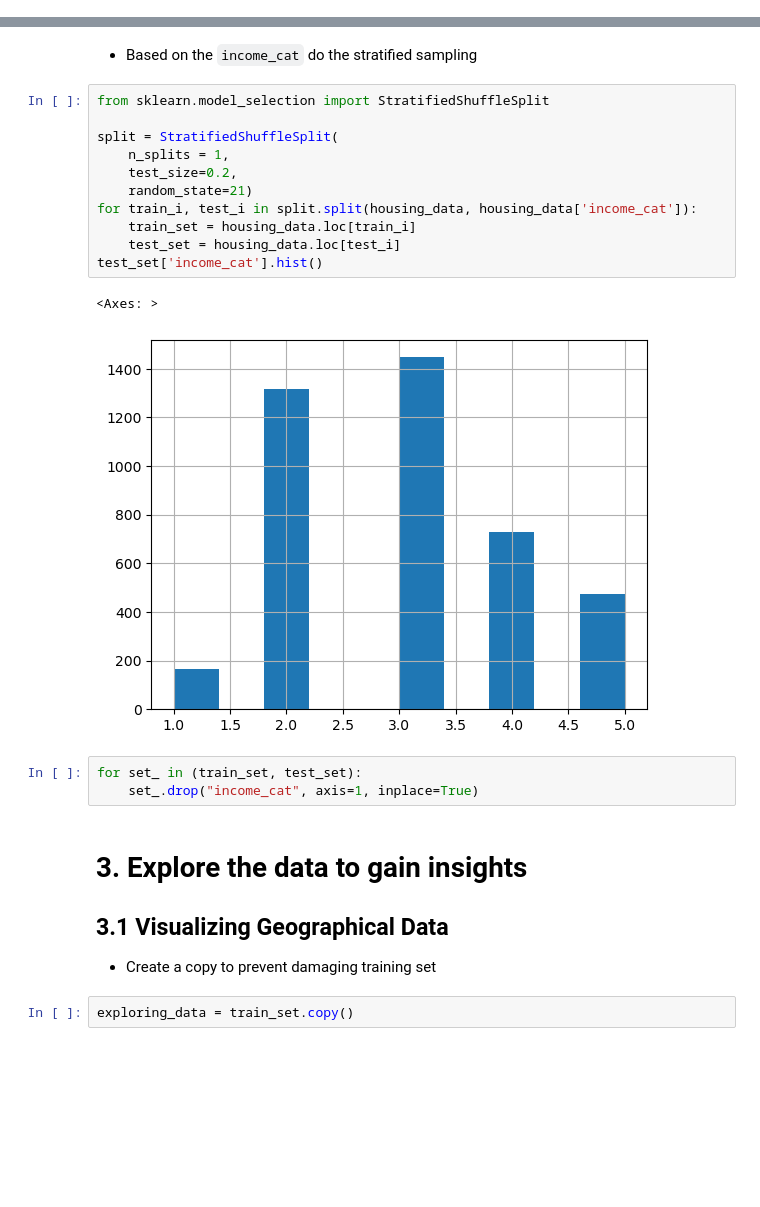
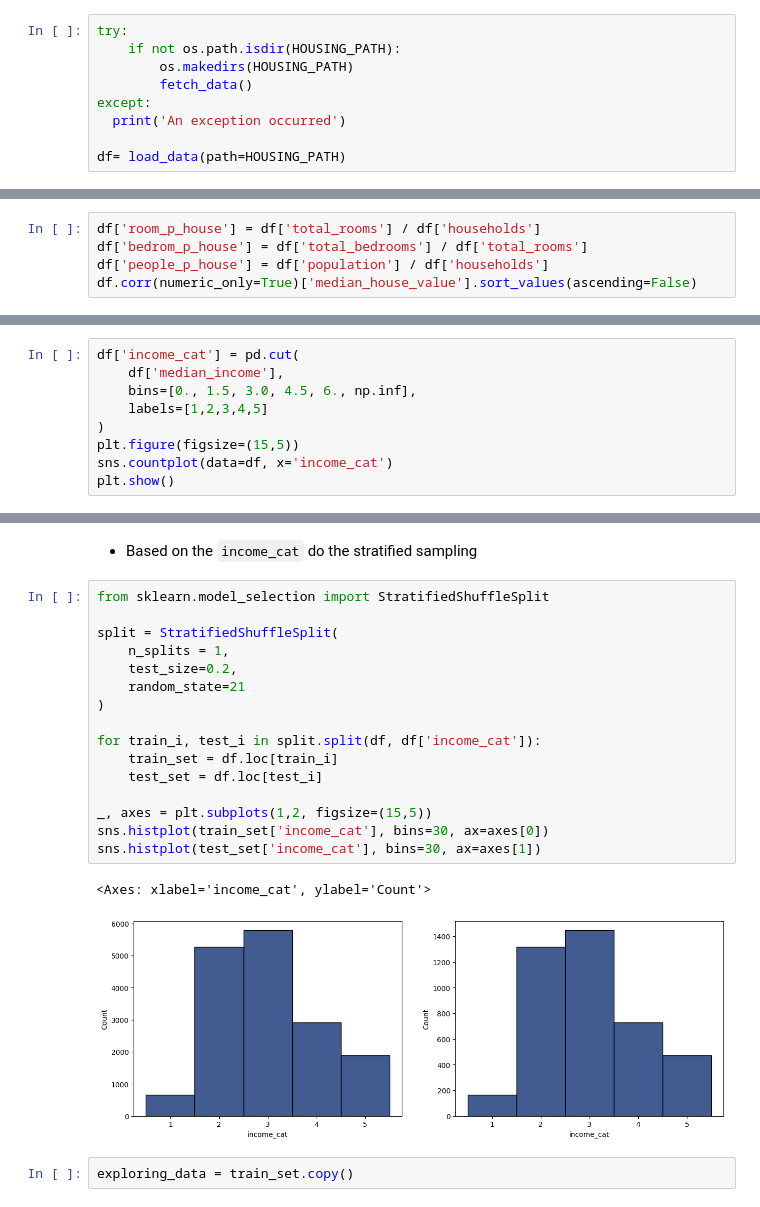
Before and after one commit to tienphatnguyendev/housing_price_prediction, a Jupyter notebook: Housing Price Prediction.ipynb, the cells around one changed output, grey strips where cells are left out. Saved outputs shown, nothing was run; the diff lists cells and outputs as text; blank space fills up the shorter version.

Commit message:
Baseline model trainer

```diff
--- a/Housing Price Prediction.ipynb
+++ b/Housing Price Prediction.ipynb
@@ -122,0 +48,9 @@ housing_data['income_cat'].hist()
+# %%
+try:
+    if not os.path.isdir(HOUSING_PATH):
+        os.makedirs(HOUSING_PATH)
+        fetch_data()
+except:
+  print('An exception occurred')
+
+df= load_data(path=HOUSING_PATH)
@@ -122,0 +337,5 @@ housing_data['income_cat'].hist()
+# %%
+df['room_p_house'] = df['total_rooms'] / df['households']
+df['bedrom_p_house'] = df['total_bedrooms'] / df['total_rooms']
+df['people_p_house'] = df['population'] / df['households']
+df.corr(numeric_only=True)['median_house_value'].sort_values(ascending=False)
@@ -122,0 +356,9 @@ housing_data['income_cat'].hist()
+# %%
+df['income_cat'] = pd.cut(
+    df['median_income'],
+    bins=[0., 1.5, 3.0, 4.5, 6., np.inf],
+    labels=[1,2,3,4,5]
+)
+plt.figure(figsize=(15,5))
+sns.countplot(data=df, x='income_cat')
+plt.show()
@@ -125,24 +369,22 @@ housing_data['income_cat'].hist()
 # %%
 from sklearn.model_selection import StratifiedShuffleSplit
 
 split = StratifiedShuffleSplit(
     n_splits = 1,
     test_size=0.2,
-    random_state=21)
-for train_i, test_i in split.split(housing_data, housing_data['income_cat']):
-    train_set = housing_data.loc[train_i]
-    test_set = housing_data.loc[test_i]
-test_set['income_cat'].hist()
+    random_state=21
+)
+
+for train_i, test_i in split.split(df, df['income_cat']):
+    train_set = df.loc[train_i]
+    test_set = df.loc[test_i]
+
+_, axes = plt.subplots(1,2, figsize=(15,5))
+sns.histplot(train_set['income_cat'], bins=30, ax=axes[0])
+sns.histplot(test_set['income_cat'], bins=30, ax=axes[1])
 # %% [output]
-<Axes: >
+<Axes: xlabel='income_cat', ylabel='Count'>
-[figure, old version]
+[figure, new version]
-# %%
-for set_ in (train_set, test_set):
-    set_.drop("income_cat", axis=1, inplace=True)
-# %% [markdown]
-# 3. Explore the data to gain insights
-## 3.1 Visualizing Geographical Data
-- Create a copy to prevent damaging training set
 # %%
 exploring_data = train_set.copy()
 # %%
```
Also changed, not shown: parts of 69 cells of this notebook, 2 other files.
